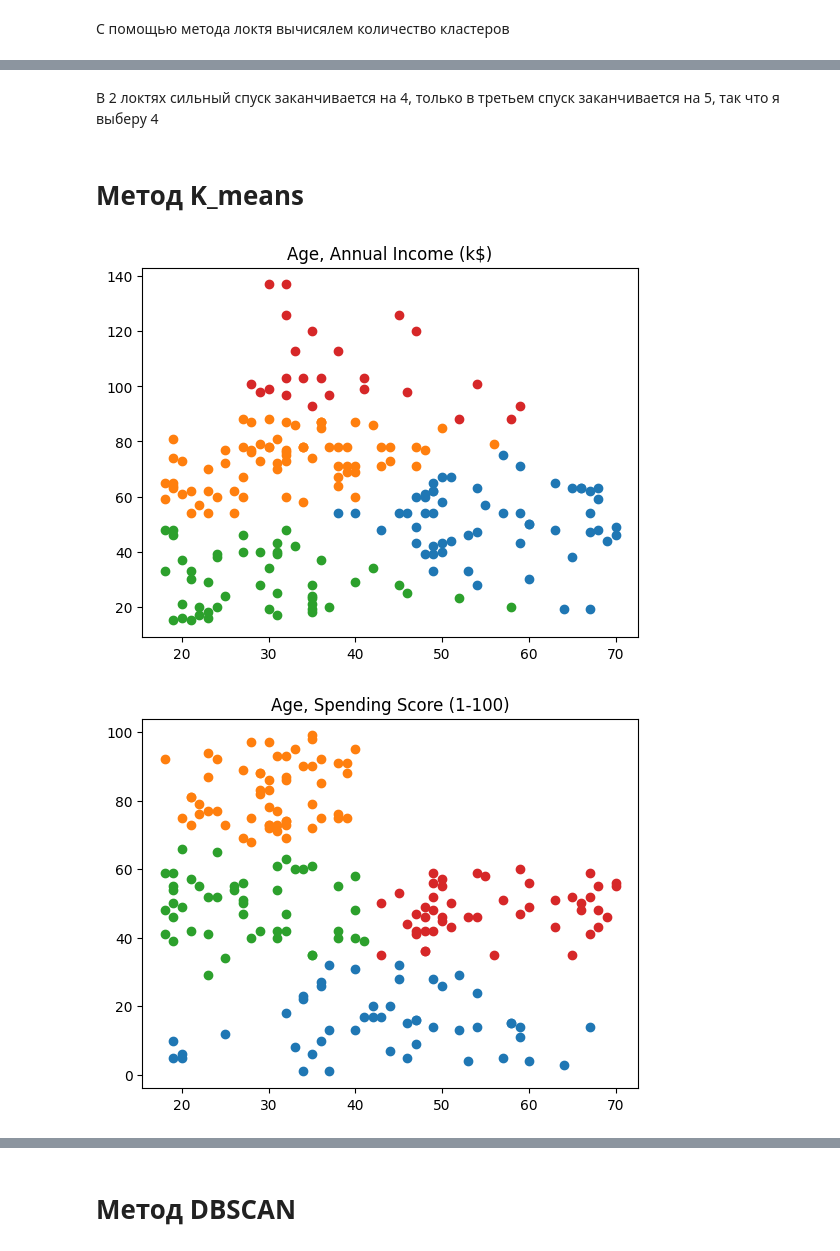
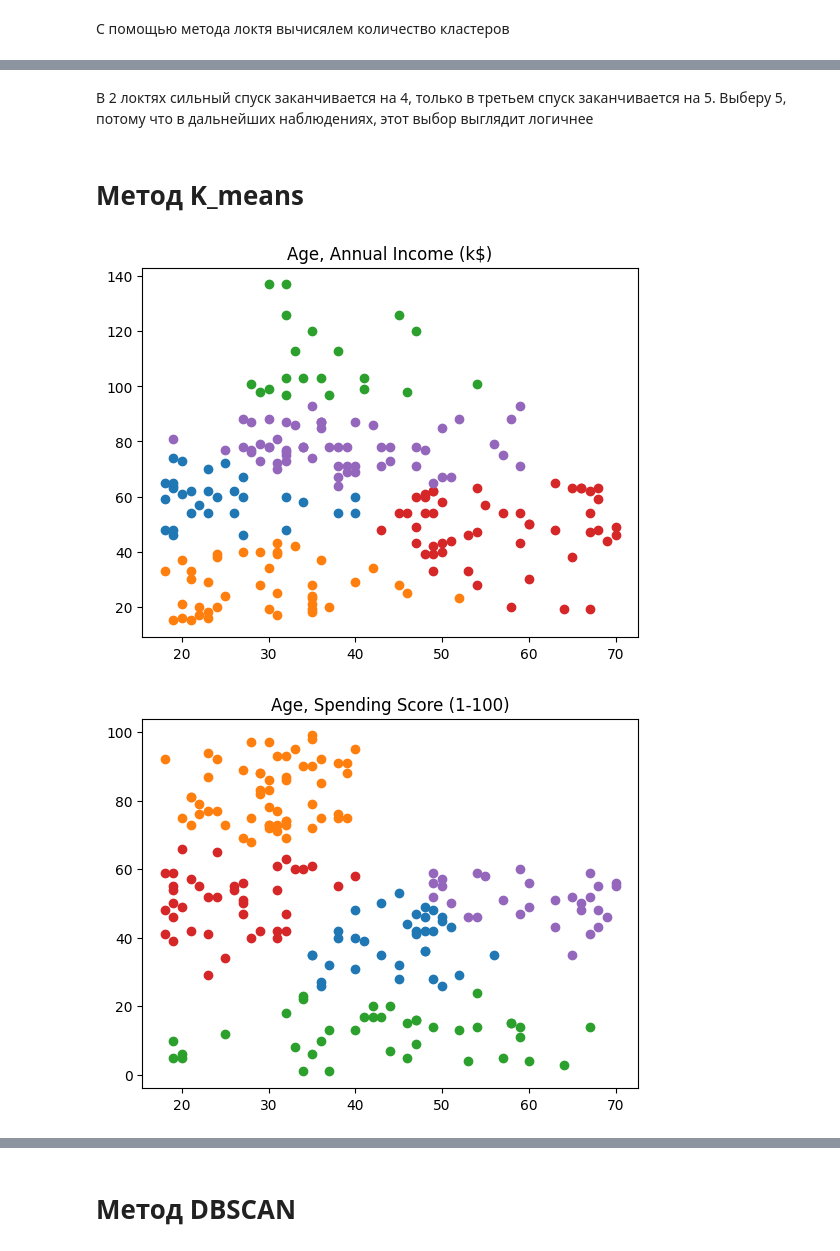
Before and after one commit to Maksonchiks/mesto, a Jupyter notebook: clust.ipynb, the cells around one changed output, grey strips where cells are left out. Drawn from its saved outputs; the diff is of its cells as text; code cells hidden in the pictures.

```diff
--- a/clust.ipynb
+++ b/clust.ipynb
@@ -200,8 +200,8 @@ for i in range(len(column)):
             kmeans.fit(dta)
             sse.append(kmeans.inertia_)
         plt.plot(range(1, 11), sse, marker='o')
-        plt.title(f'Метод "Локтя" для {column[i]}, {column[j]}')
-        plt.xlabel('Количество кластеров')
-        plt.ylabel('Сумма квадратов расстояний')
+        plt.title(f'Метод локтя для {column[i]}, {column[j]}')
+        plt.xlabel('Кол-во кластеров')
+        plt.ylabel('Сумма квадратов внутрикластерных расстояний')
         plt.show()
 # %% [output]
@@ -211,19 +211,19 @@ for i in range(len(column)):
 # %% [markdown]
-В 2 локтях сильный спуск заканчивается на 4, только в третьем спуск заканчивается на 5, так что я выберу 4
+В 2 локтях сильный спуск заканчивается на 4, только в третьем спуск заканчивается на 5. Выберу 5, потому что в дальнейших наблюдениях, этот выбор выглядит логичнее
 # %% [markdown]
 # Метод K_means
 # %%
-clusters = 4
+clusters = 5
 k_means = KMeans(init='k-means++', n_clusters=clusters, n_init=12)
 for i in range(len(column)):
     for j in range(i + 1, len(column)):
         dt = df[[column[i], column[j]]]
         cols = dt.columns
-        all_pred = k_means.fit_predict(dt)
+        pred = k_means.fit_predict(dt)
         for k in range(clusters):
-            plt.scatter(dt[all_pred==k][cols[0]] , dt[all_pred==k][cols[1]])
+            plt.scatter(dt[pred==k][cols[0]] , dt[pred==k][cols[1]])
             plt.title(f'{column[i]}, {column[j]}')
         plt.show()
 # %% [output]
-[figure, old version]
+[figure, new version]
-[figure, old version]
+[figure, new version]
```
Also changed, not shown: parts of 4 cells of this notebook.
